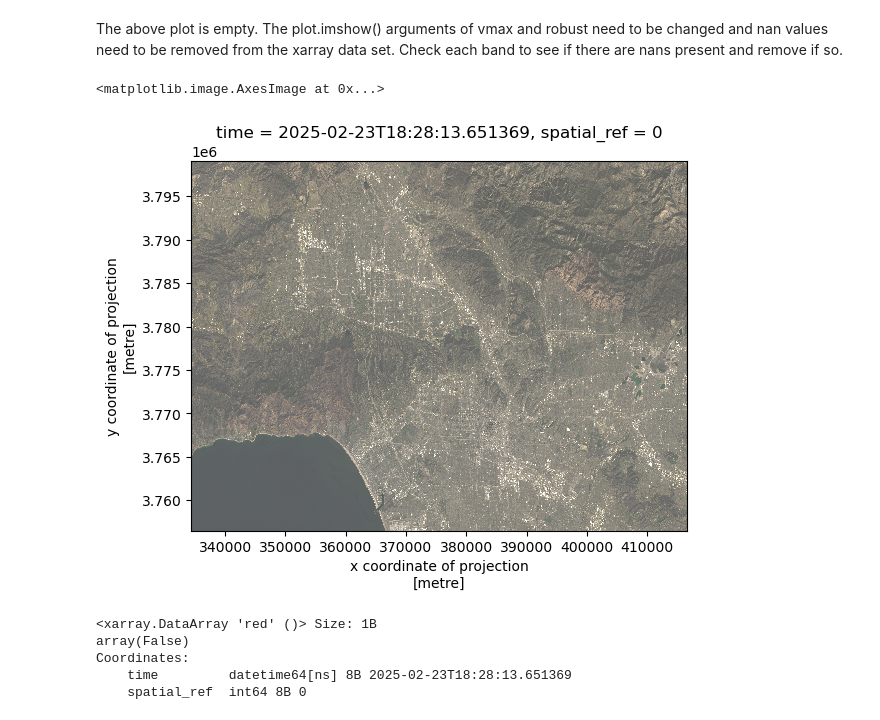
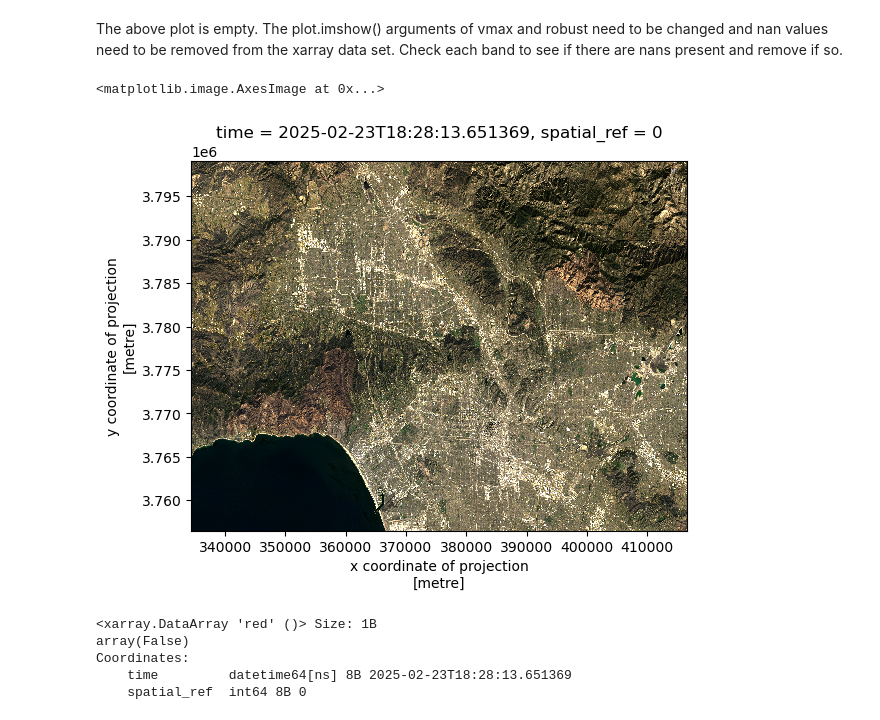
Before and after one commit to sandovaljoaquin/eds220-hwk4, a Jupyter notebook: hwk4-task2-false-color-SANDOVAL.ipynb, the cells around one changed output. Cells and saved outputs as stored; diff of their text form; code cells hidden in the pictures.

Commit message:
Adjust true color image code.

```diff
--- a/hwk4-task2-false-color-SANDOVAL.ipynb
+++ b/hwk4-task2-false-color-SANDOVAL.ipynb
@@ -177,12 +177,10 @@ Clipping input data to the valid range for imshow with RGB data ([0..1] for floa
 The above plot is empty. The plot.imshow() arguments of vmax and robust need to be changed and nan values need to be removed from the xarray data set. Check each band to see if there are nans present and remove if so.
 # %%
 # Adjust the scale used for plotting the bands to get a true color image
-landsat[['red','green','blue']].to_array().plot.imshow(vmin = 0,
-                                                       vmax = 20000,
-                                                       robust = True)
+landsat[['red','green','blue']].to_array().plot.imshow(robust = True)
 # %% [output]
 <matplotlib.image.AxesImage at 0x...>
-[figure, old version]
+[figure, new version]
 # %%
 # Check if red band has nan values
 np.isnan(landsat['red']).any()
```
Also changed, not shown: parts of 3 cells of this notebook.
